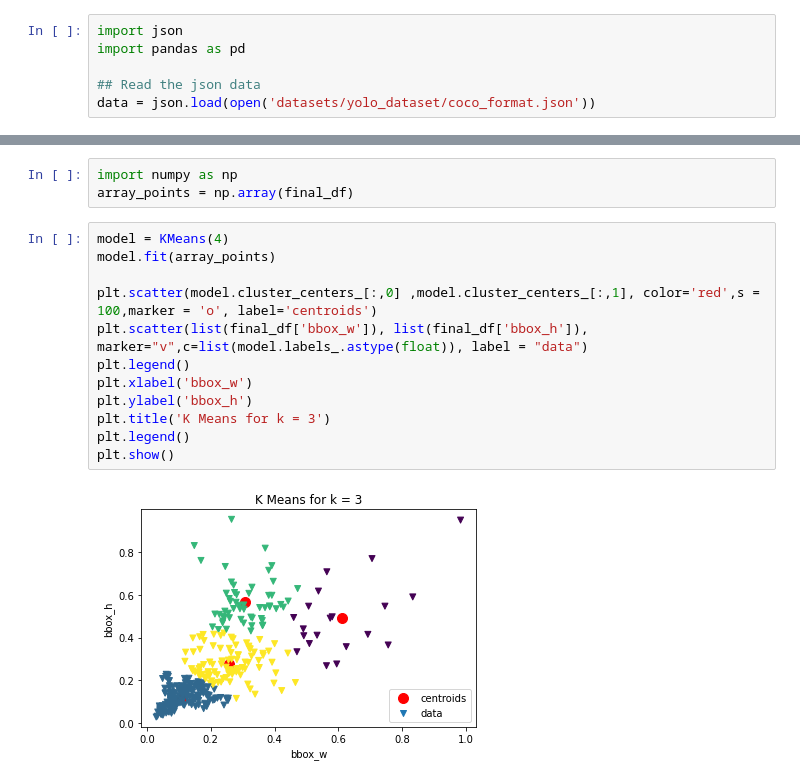
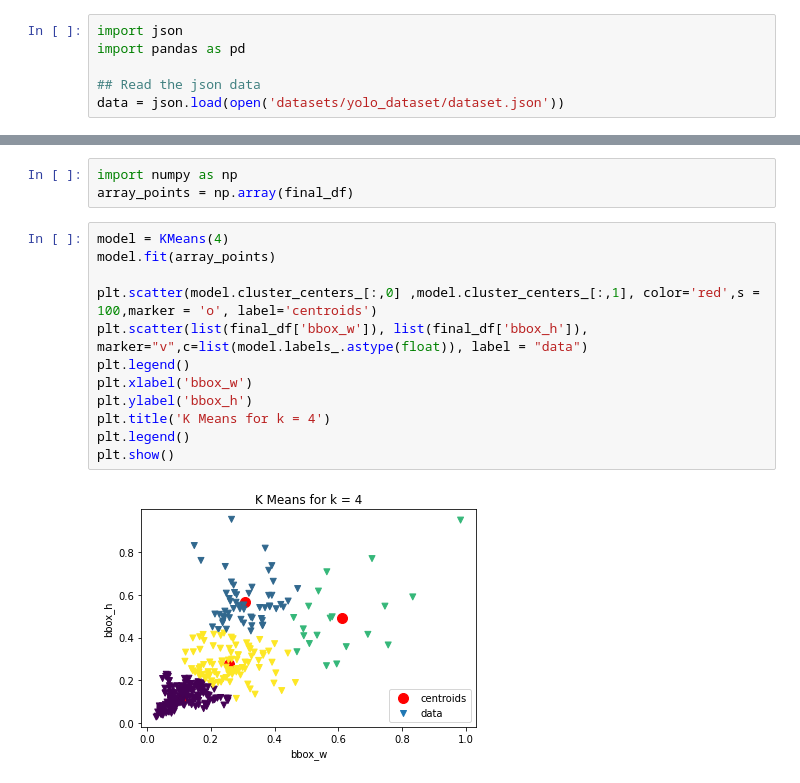
Before and after one commit to swapniel99/ezio, a Jupyter notebook: S12/K_Means_Anchor_Boxes.ipynb, the cells around one changed output, grey strips where cells are left out. Saved outputs shown, nothing was run; the diff lists cells and outputs as text.

```diff
--- a/S12/K_Means_Anchor_Boxes.ipynb
+++ b/S12/K_Means_Anchor_Boxes.ipynb
@@ -38,7 +36,7 @@ import json
 import pandas as pd
 
 ## Read the json data
-data = json.load(open('datasets/yolo_dataset/coco_format.json'))
+data = json.load(open('datasets/yolo_dataset/dataset.json'))
 # %%
 images_df = pd.DataFrame(data['images'], columns = data['images'][0].keys())
 annotations = pd.DataFrame(data['annotations'], columns = data['annotations'][0].keys())
@@ -152,14 +150,14 @@ array_points = np.array(final_df)
 # %%
 model = KMeans(4)
 model.fit(array_points)
 
 plt.scatter(model.cluster_centers_[:,0] ,model.cluster_centers_[:,1], color='red',s = 100,marker = 'o', label='centroids')
 plt.scatter(list(final_df['bbox_w']), list(final_df['bbox_h']), marker="v",c=list(model.labels_.astype(float)), label = "data")
 plt.legend()
 plt.xlabel('bbox_w')
 plt.ylabel('bbox_h')
-plt.title('K Means for k = 3')
+plt.title('K Means for k = 4')
 plt.legend()
 plt.show()
 # %% [output]
-[figure, old version]
+[figure, new version]
```
Also changed, not shown: parts of 2 cells of this notebook.
